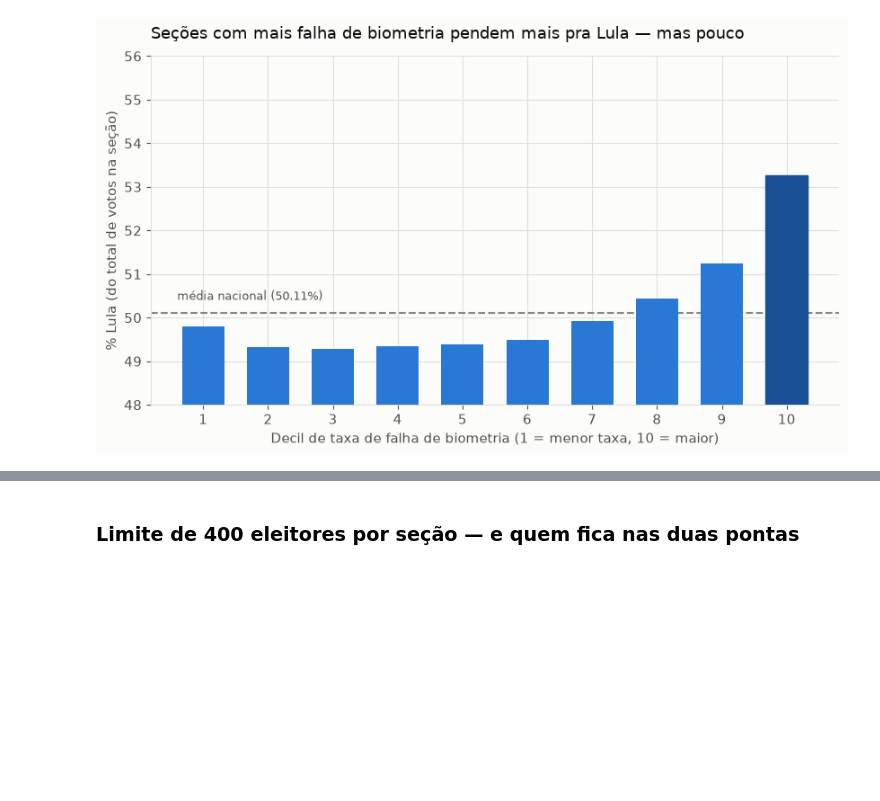
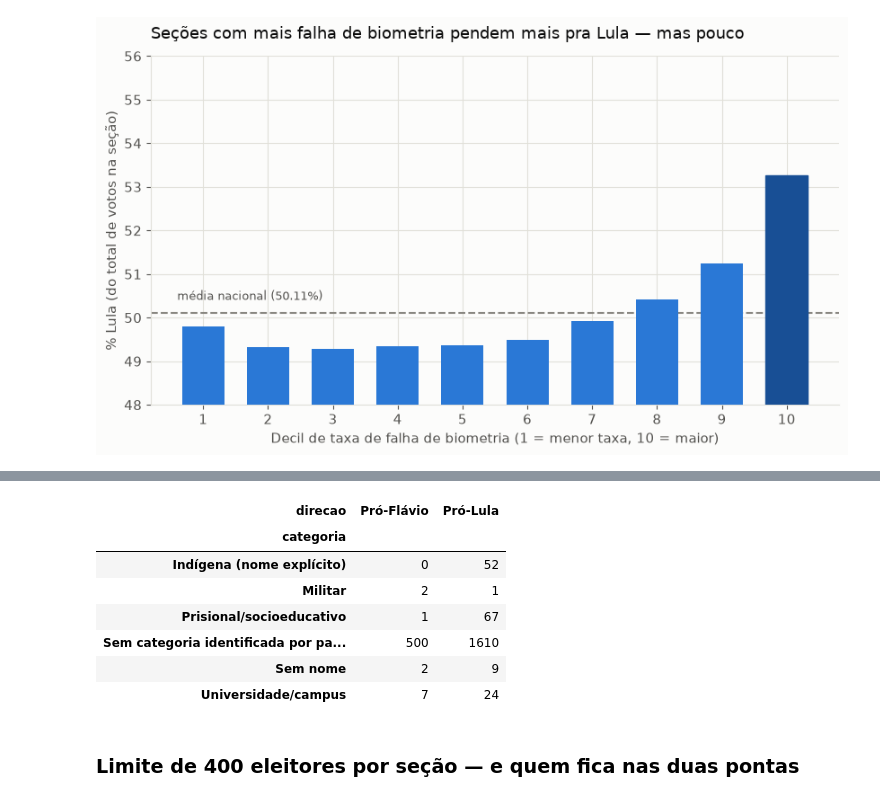
Before and after one commit to fsegall/eleicoes-2026-checagem, a Jupyter notebook: notebooks/01_eleicoes_2026_presidente.ipynb, the cells around one changed output, grey strips where cells are left out. Drawn from its saved outputs; the diff is of its cells as text; code cells hidden in the pictures; blank space fills up the shorter version.

```diff
--- a/notebooks/01_eleicoes_2026_presidente.ipynb
+++ b/notebooks/01_eleicoes_2026_presidente.ipynb
@@ -427,3 +493,32 @@ plt.show()
+# %%
+def categoriza_local(nome):
+    if pd.isna(nome):
+        return 'Sem nome'
+    n = nome.upper()
+    if any(k in n for k in ['PENITENCI', 'PRESIDIO', 'CADEIA', 'SOCIOEDUCATIV', 'CENTRO DE DETEN', 'UNIDADE DE INTERNA', 'PRISIONAL', ' CDP']):
+        return 'Prisional/socioeducativo'
+    if any(k in n for k in ['INDIGENA', 'ALDEIA', 'TEKOA']):
+        return 'Indígena (nome explícito)'
+    if any(k in n for k in ['UNIVERSI', 'CAMPUS']):
+        return 'Universidade/campus'
+    if any(k in n for k in ['QUARTEL', 'BATALH', 'EXERCITO', 'MARINHA', 'AERONAUTICA']):
+        return 'Militar'
+    return 'Sem categoria identificada por palavra-chave'
+
+outliers_loc = outliers_fortes.merge(locais, on=['SG_UF','NM_MUNICIPIO','NR_ZONA','NR_SECAO'], how='left')
+outliers_loc['categoria'] = outliers_loc['NM_LOCAL_VOTACAO'].apply(categoriza_local)
+outliers_loc['direcao'] = np.where(outliers_loc['zscore'] >= 3, 'Pró-Lula', 'Pró-Flávio')
+
+pd.crosstab(outliers_loc['categoria'], outliers_loc['direcao'])
+# %% [output]
+| direcao | Pró-Flávio | Pró-Lula |
+| categoria |  |  |
+| Indígena (nome explícito) | 0 | 52 |
+| Militar | 2 | 1 |
+| Prisional/socioeducativo | 1 | 67 |
+| Sem categoria identificada por pa... | 500 | 1610 |
+| Sem nome | 2 | 9 |
+| Universidade/campus | 7 | 24 |
 # %% [markdown]
 ### Limite de 400 eleitores por seção — e quem fica nas duas pontas
 # %%
```
Also changed, not shown: parts of 11 cells of this notebook, 1 other file.
